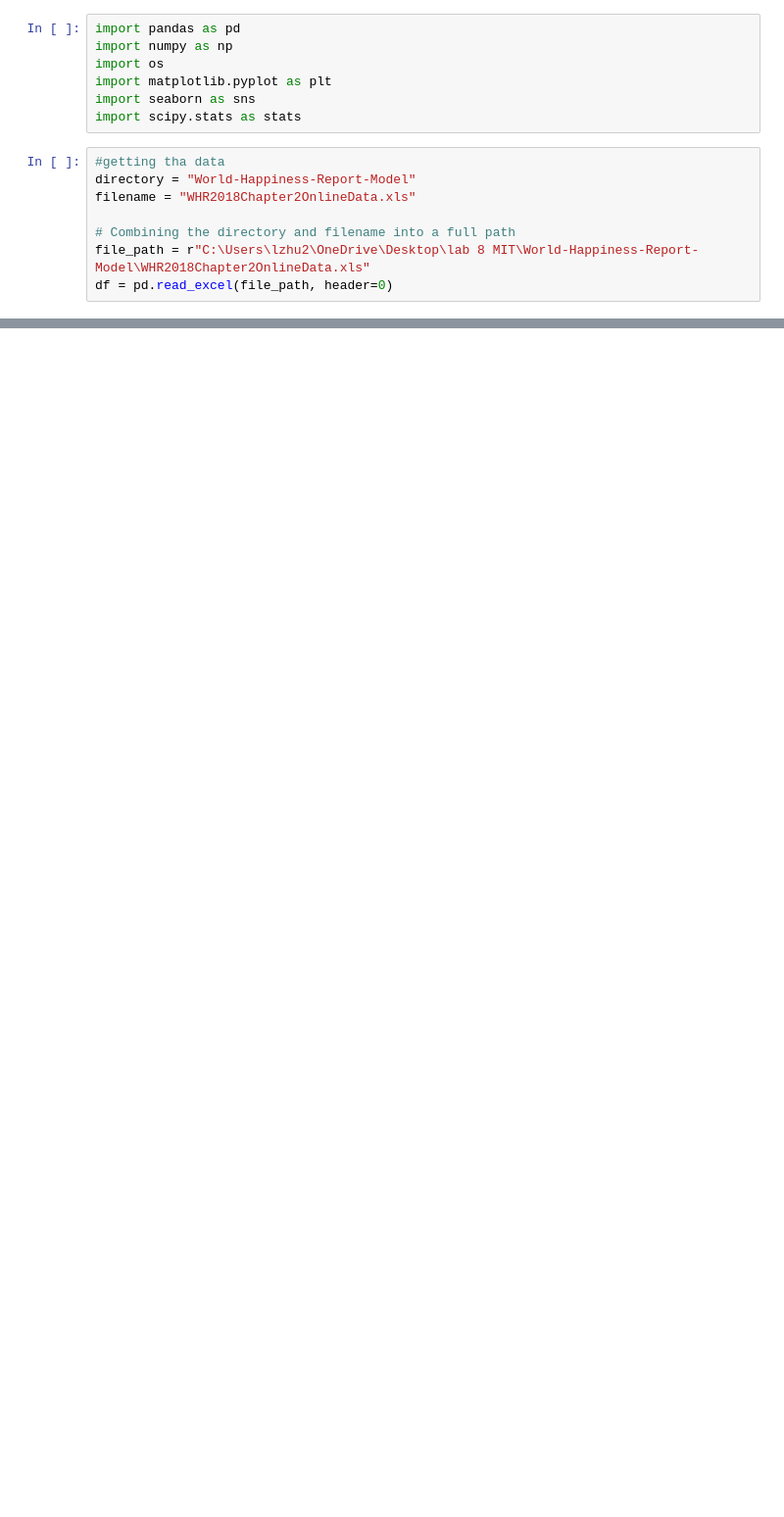
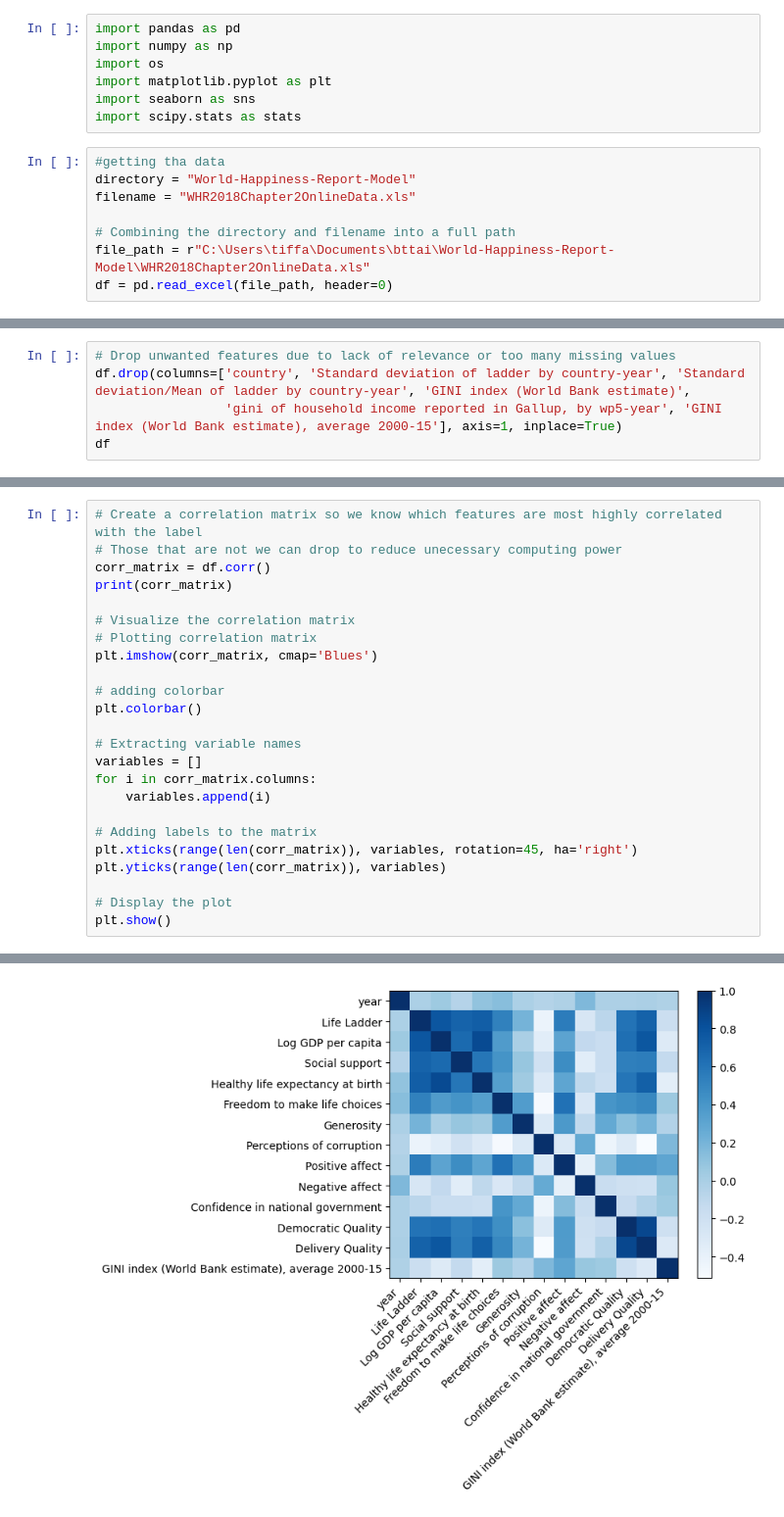
Before and after one commit to p1nkuu/World-Happiness-Report-Model, a Jupyter notebook: model.ipynb, the cells around one changed output, grey strips where cells are left out. Shown at 98% size. Saved outputs shown, nothing was run; the diff lists cells and outputs as text; blank space fills up the shorter version.

Commit message:
correlation and visualization

```diff
--- a/model.ipynb
+++ b/model.ipynb
@@ -11,5 +11,5 @@ directory = "World-Happiness-Report-Model"
 filename = "WHR2018Chapter2OnlineData.xls"
 
 # Combining the directory and filename into a full path
-file_path = r"C:\Users\lzhu2\OneDrive\Desktop\lab 8 MIT\World-Happiness-Report-Model\WHR2018Chapter2OnlineData.xls"
+file_path = r"C:\Users\tiffa\Documents\bttai\World-Happiness-Report-Model\WHR2018Chapter2OnlineData.xls"
 df = pd.read_excel(file_path, header=0)
@@ -31,0 +16,5 @@ df
+# %%
+# Drop unwanted features due to lack of relevance or too many missing values
+df.drop(columns=['country', 'Standard deviation of ladder by country-year', 'Standard deviation/Mean of ladder by country-year', 'GINI index (World Bank estimate)',
+                 'gini of household income reported in Gallup, by wp5-year', 'GINI index (World Bank estimate), average 2000-15'], axis=1, inplace=True)
+df
@@ -31,0 +35,25 @@ df
+# %%
+# Create a correlation matrix so we know which features are most highly correlated with the label
+# Those that are not we can drop to reduce unecessary computing power
+corr_matrix = df.corr()
+print(corr_matrix)
+
+# Visualize the correlation matrix
+# Plotting correlation matrix
+plt.imshow(corr_matrix, cmap='Blues')
+
+# adding colorbar
+plt.colorbar()
+
+# Extracting variable names
+variables = []
+for i in corr_matrix.columns:
+    variables.append(i)
+
+# Adding labels to the matrix
+plt.xticks(range(len(corr_matrix)), variables, rotation=45, ha='right')
+plt.yticks(range(len(corr_matrix)), variables)
+
+# Display the plot
+plt.show()
+# %% [output]
@@ -31,0 +77 @@ df
+[figure, added]
```
Also changed, not shown: parts of 3 cells of this notebook, 1 other file.
